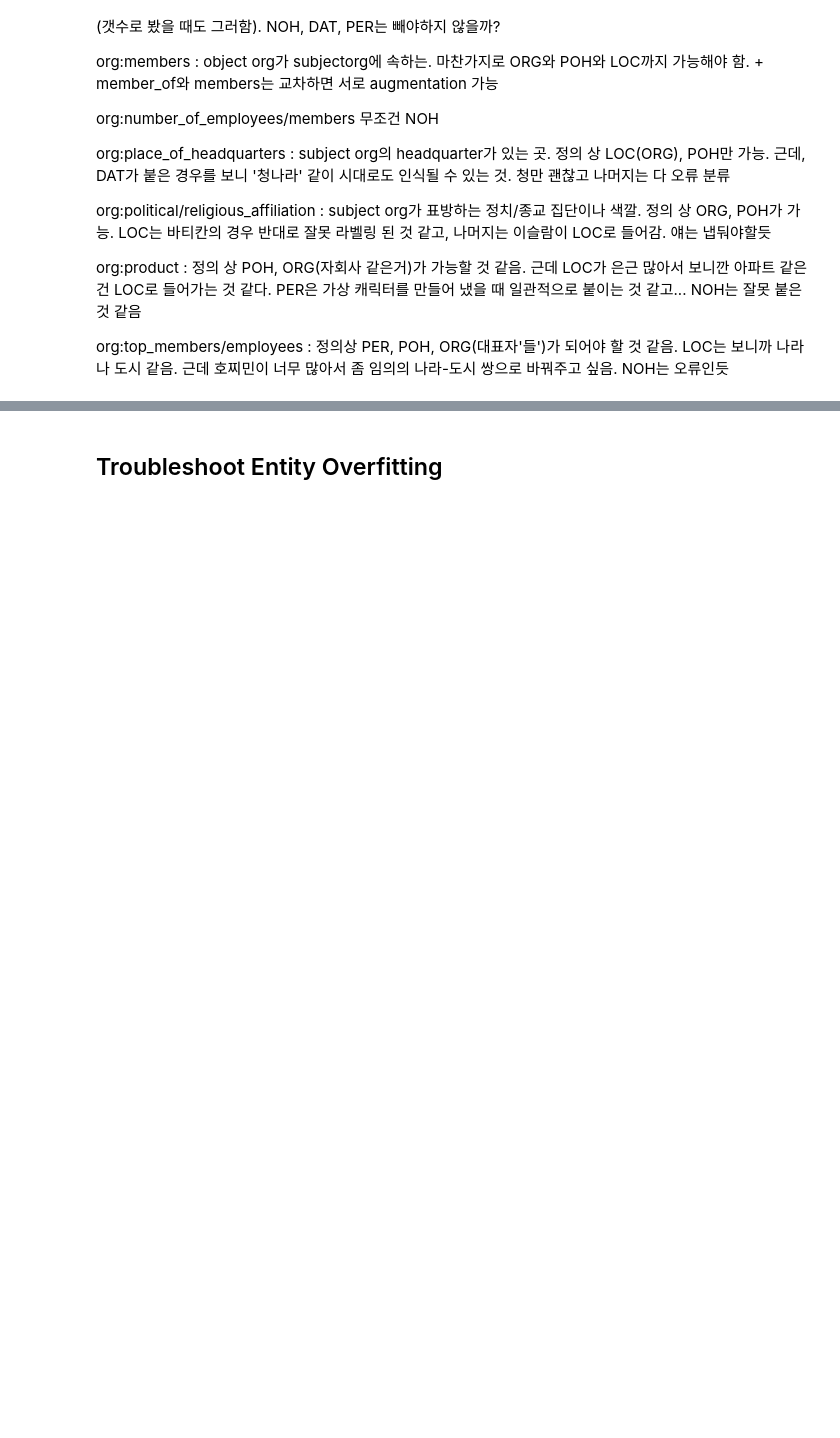
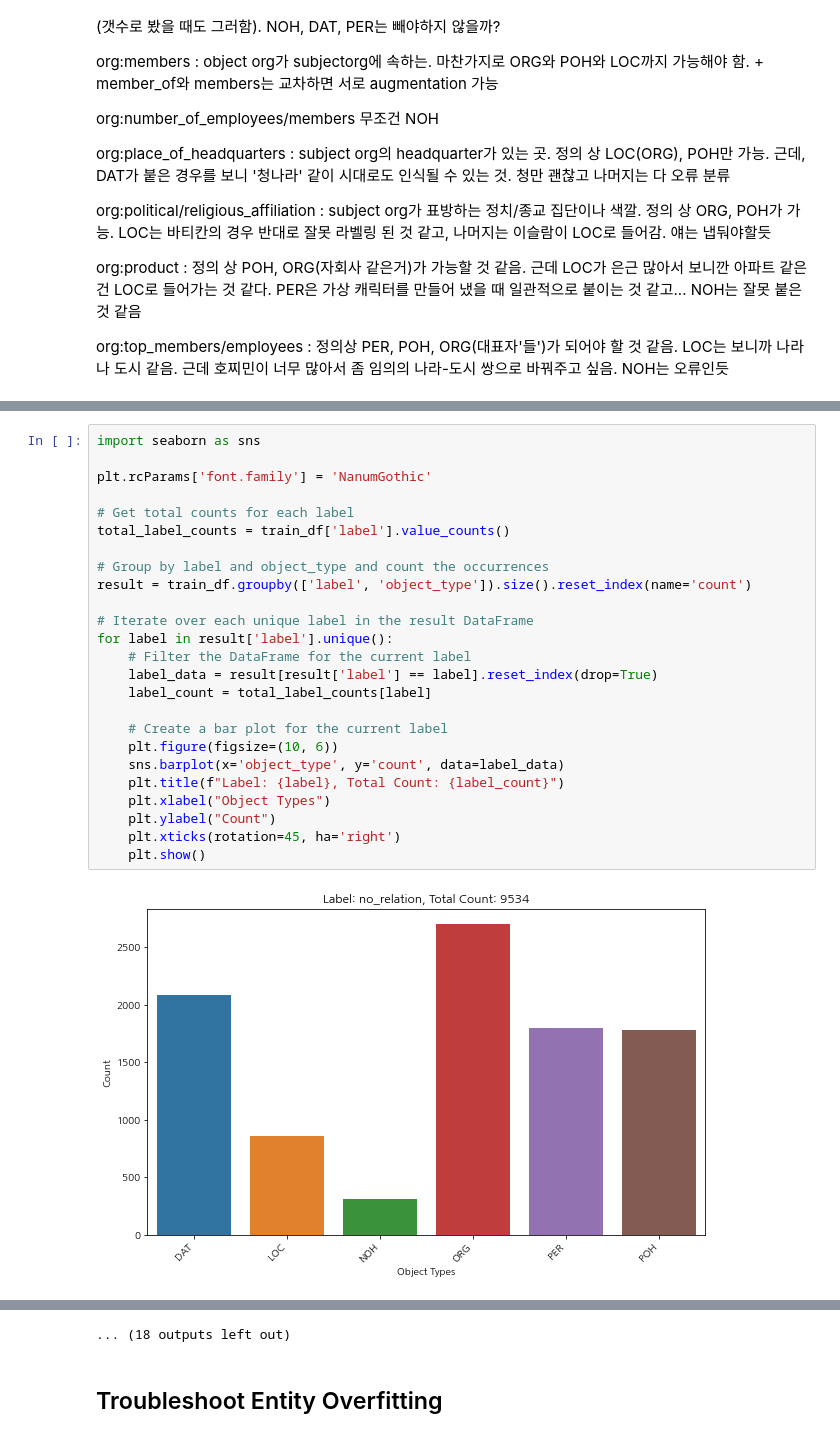
Before and after one commit to boostcampaitech5/level2_klue-nlp-02, a Jupyter notebook: data_analysis/CJW_viz.ipynb, the cells around one changed output, grey strips where cells are left out. Drawn from its saved outputs; the diff is of its cells as text; blank space fills up the shorter version.

```diff
--- a/data_analysis/CJW_viz.ipynb
+++ b/data_analysis/CJW_viz.ipynb
@@ -307,3 +347,30 @@ per:siblings : PER, POH만 가능.
 per.spouse : PER, POH만 가능. LOC, DAT, ORG는 오류.
 
 per:title : 직명같은거? POH만 가능할 것 같은데 정의상, 근데 뭐가 되게 많다. 일단 ORG는 직급 앞에 해당 조직이 오면 ORG로 분류가 되는듯. 그럴듯 하다. 라벨 고치기에는 부담. LOC도 같은이유에서 부담. PER는 진짜 직업같은거. alternate_names랑 같은 이유로 오나, 직업적인 면이 커서 거기로 안가고 여기로 온듯. DAT은 오류.
+# %%
+import seaborn as sns
+
+plt.rcParams['font.family'] = 'NanumGothic'
+
+# Get total counts for each label
+total_label_counts = train_df['label'].value_counts()
+
+# Group by label and object_type and count the occurrences
+result = train_df.groupby(['label', 'object_type']).size().reset_index(name='count')
+
+# Iterate over each unique label in the result DataFrame
+for label in result['label'].unique():
+    # Filter the DataFrame for the current label
+    label_data = result[result['label'] == label].reset_index(drop=True)
+    label_count = total_label_counts[label]
+
+    # Create a bar plot for the current label
+    plt.figure(figsize=(10, 6))
+    sns.barplot(x='object_type', y='count', data=label_data)
+    plt.title(f"Label: {label}, Total Count: {label_count}")
+    plt.xlabel("Object Types")
+    plt.ylabel("Count")
+    plt.xticks(rotation=45, ha='right')
+    plt.show()
+# %% [output]
+[figure, added]
@@ -310,3 +388,4 @@ per:title : 직명같은거? POH만 가능할 것 같은데 정의상, 근데
+... (18 outputs left out)
 # %% [markdown]
 ## Troubleshoot Entity Overfitting
 # %%
```
Also changed, not shown: parts of 11 cells of this notebook.
